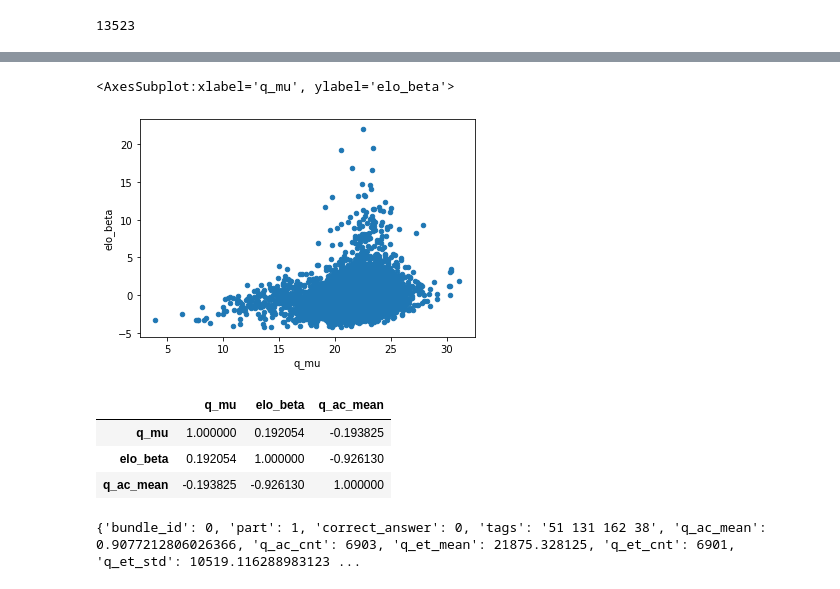
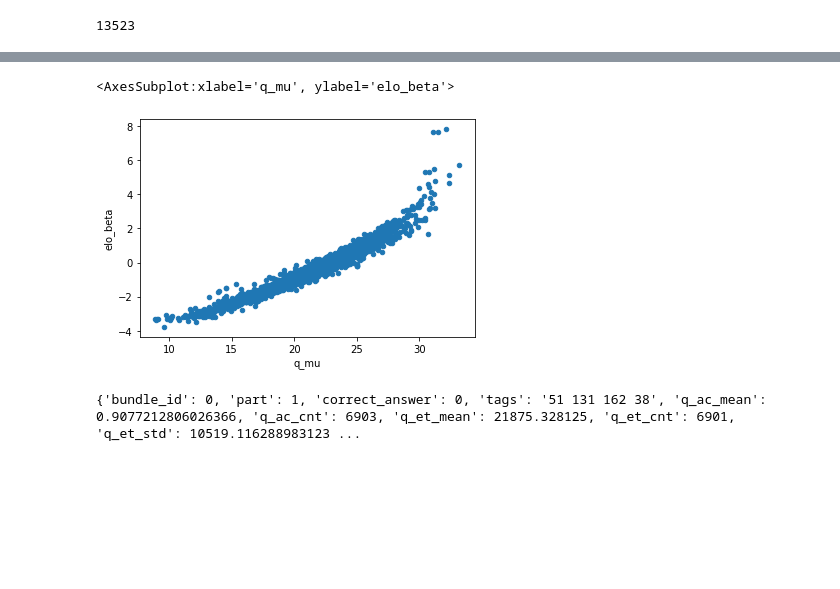
Before and after one commit to backonhighway/gm_riiid, a Jupyter notebook: rate-exp2.ipynb, the cells around one changed output, grey strips where cells are left out. Saved outputs shown, nothing was run; the diff lists cells and outputs as text; code cells hidden in the pictures; blank space fills up the shorter version.

```diff
--- a/rate-exp2.ipynb
+++ b/rate-exp2.ipynb
@@ -871,0 +898,6 @@ for k, v in q_rate.items():
+# %%
+trueskill_contents2 = trueskill_df.groupby("cid")[["q_mu"]].agg(["min", "max", "mean"])
+# %%
+trueskill_contents2.columns = ["q_mu_min", "q_mu_max", "q_mu_mean"]
+# %%
+contents = pd.concat([contents, trueskill_contents2], axis=1)
@@ -923,15 +981,10 @@ contents_merged.head(2)
+# %%
+small_contents = contents_merged[contents_merged["q_ac_cnt"] < 1000]
 # %%
-contents_merged[["q_mu", "elo_beta"]].plot(kind="scatter", x="q_mu", y="elo_beta")
+small_contents[["q_mu", "elo_beta"]].plot(kind="scatter", x="q_mu", y="elo_beta")
 # %% [output]
 <AxesSubplot:xlabel='q_mu', ylabel='elo_beta'>
-[figure, old version]
+[figure, new version]
-# %%
-contents_merged[["q_mu", "elo_beta", "q_ac_mean"]].corr()
-# %% [output]
-|  | q_mu | elo_beta | q_ac_mean |
-| q_mu | 1.000000 | 0.192054 | -0.193825 |
-| elo_beta | 0.192054 | 1.000000 | -0.926130 |
-| q_ac_mean | -0.193825 | -0.926130 | 1.000000 |
 # %%
 contents_dict2 = contents_merged.to_dict("index")
 # %%
```
Also changed, not shown: parts of 31 cells of this notebook, 3 other files.
